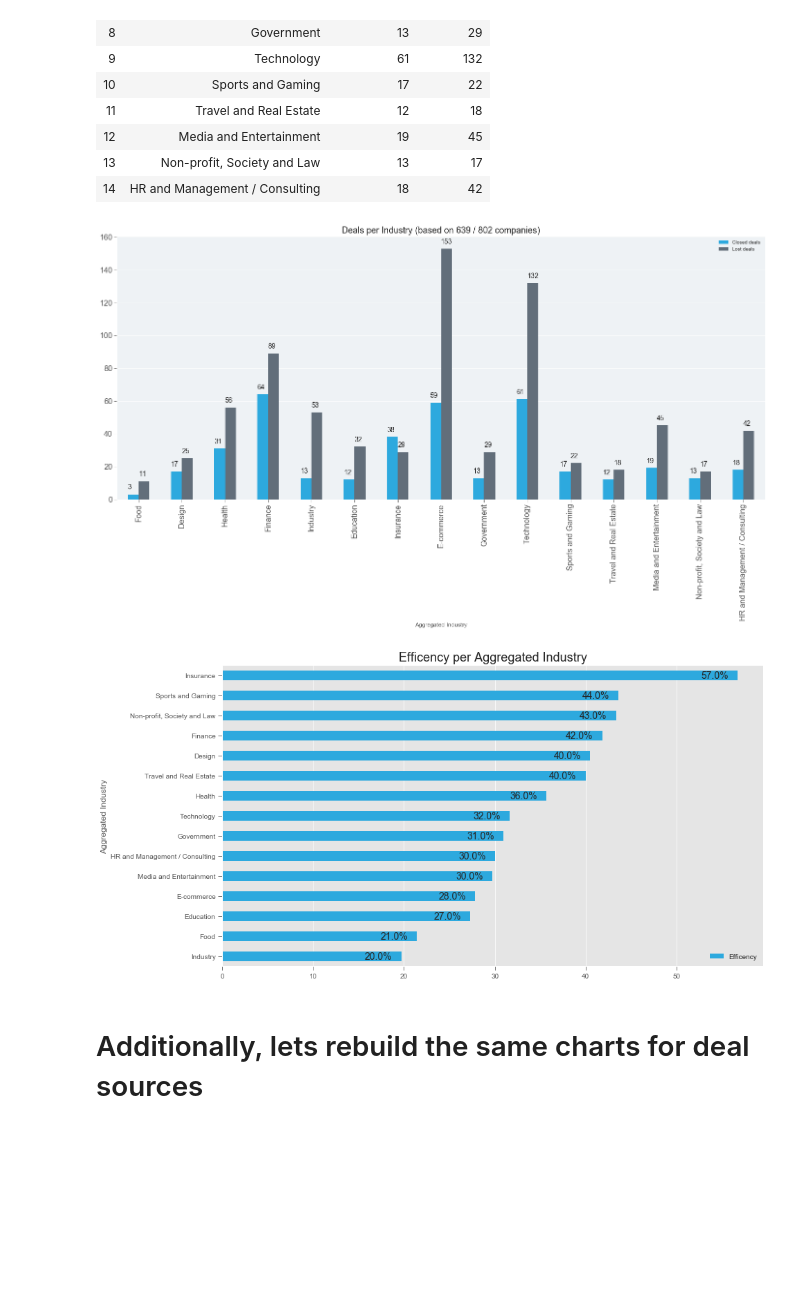
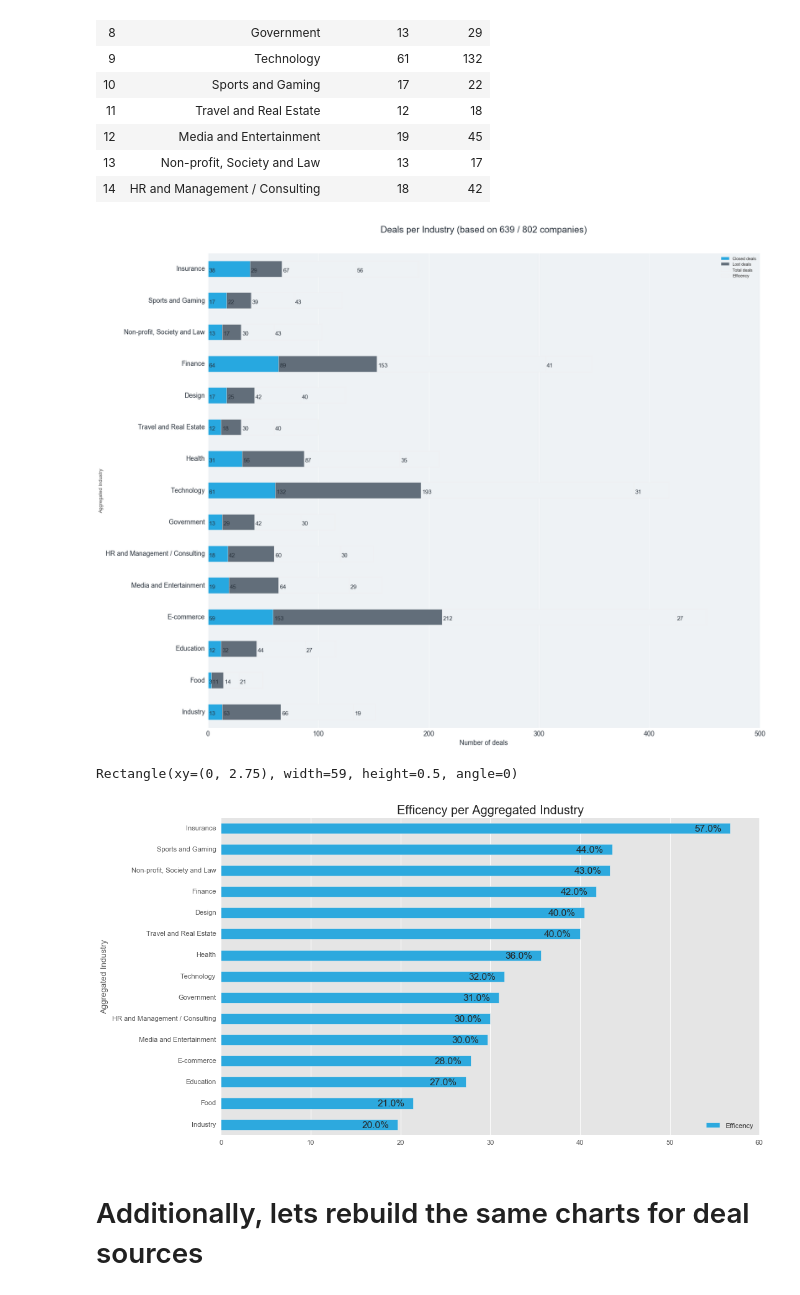
Before and after one commit to SergiiVolodkoWorking/dig-into-sales, a Jupyter notebook: notebooks/mined-data-aggregating-industry.ipynb, the cells around one changed output. Saved outputs shown, nothing was run; the diff lists cells and outputs as text; code cells hidden in the pictures; blank space fills up the shorter version.

Commit message:
Charts styling is in progress

```diff
--- a/notebooks/mined-data-aggregating-industry.ipynb
+++ b/notebooks/mined-data-aggregating-industry.ipynb
@@ -349,23 +349,38 @@ industry_comparison.head(20)
 number_of_companies_with_industries = companies[column_name].count()
 # %%
 from matplotlib import style
+import matplotlib.pyplot as plt
 
-style.use('seaborn-deep')
+industry_comparison['Total deals'] = industry_comparison['Closed deals'] + industry_comparison['Lost deals']
+industry_comparison['Efficency'] = industry_comparison['Closed deals'] / (industry_comparison['Closed deals'] + industry_comparison['Lost deals']) * 100
+industry_comparison = industry_comparison.sort_values(by=['Efficency'], ascending=True)
 
-graph = industry_comparison.plot(x=column_name, kind='bar', figsize=(24,10), fontsize=16, color=['#2da9de', '#626E7A'])
-graph.set_title("Deals per Industry (based on "+str(number_of_companies_with_industries)+" / 802 companies)", fontsize=18)
+style.use('ggplot')
+graph = industry_comparison.plot(x=column_name, kind='barh', stacked=True, figsize=(24,20), fontsize=16, color=['#27A8E0', '#626E7A', '#EEF2F5', '#EEF2F5'])
+dark_grey_color = '#29323C'
 
-graph.xaxis.grid(False)
-graph.patch.set_facecolor('#EEF2F5')
+graph.set_title("Deals per Industry (based on "+str(number_of_companies_with_industries)+" / 802 companies)", fontsize=22, color=dark_grey_color, pad=50)
+
+graph.patch.set_color('#EEF2F5')
+
+graph.tick_params(colors=dark_grey_color)
+
+graph.set_xlabel("Number of deals", fontsize=16, color=dark_grey_color)
+graph.xaxis.grid(True)
+graph.yaxis.grid(False)
 
 def show_comparison_value(i):
-    value = str(round(i.get_height()))
+    value = str(int(i.get_width()))
     return value
 
 for i in graph.patches:
-    graph.text(i.get_x(), i.get_height() + 3, show_comparison_value(i), fontsize=14)
+    graph.text(i.get_x() + 1, i.get_y() + 0.15, show_comparison_value(i), fontsize=14, color=dark_grey_color)
 # %% [output]
-[figure, old version]
+[figure, new version]
+# %%
+print(graph.patches[3])
+# %% [output]
+Rectangle(xy=(0, 2.75), width=59, height=0.5, angle=0)
 # %%
 def plot_efficency_for_comparison(comparison, column_name, min_deals_number_threshhold = 7):
     efficency_chart = comparison.copy()
@@ -394,7 +409,7 @@ def plot_efficency_for_comparison(comparison, column_name, min_deals_number_thre
 # %%
 plot_efficency_for_comparison(industry_comparison, column_name)
 # %% [output]
-[figure, old version]
+[figure, new version]
 # %% [markdown]
 # Additionally, lets rebuild the same charts for deal sources
 # %%
```
Also changed, not shown: parts of 6 cells of this notebook, 2 other files.
